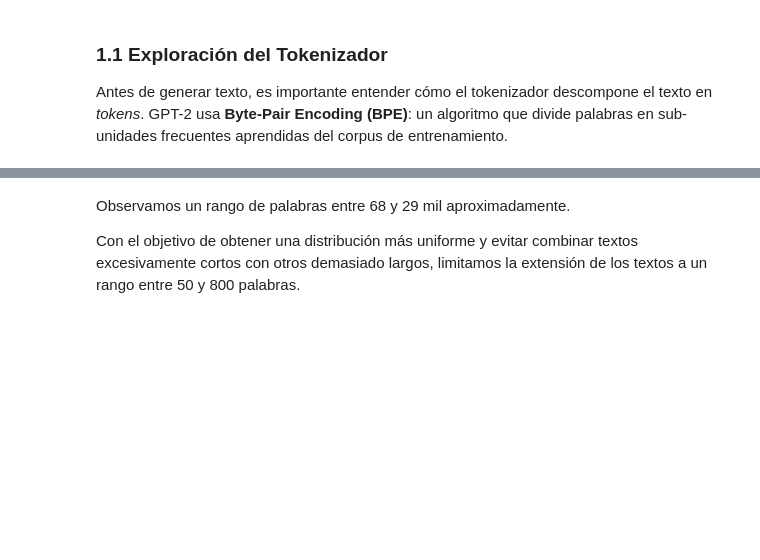
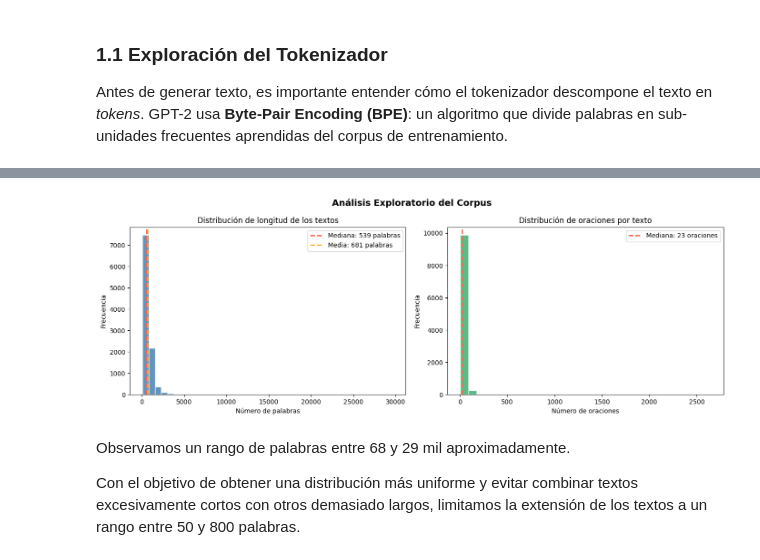
Before and after one commit to sebastianb92/nlp-labs, a Jupyter notebook: Session5/1-Text-generation-GPT.ipynb, the cells around one changed output, grey strips where cells are left out. Saved outputs shown, nothing was run; the diff lists cells and outputs as text; code cells hidden in the pictures; blank space fills up the shorter version.

```diff
--- a/Session5/1-Text-generation-GPT.ipynb
+++ b/Session5/1-Text-generation-GPT.ipynb
@@ -208,3 +358,0 @@ df.head(3)
-# %%
-df['Palabras por noticia'] = df['text'].str.split().apply(len)
-df['Palabras por noticia'].median()
@@ -230,34 +392,36 @@ df[['texto_limpio', 'n_palabras']].head(5)
 # ---- Visualizaciones del corpus ----
 
 fig, axes = plt.subplots(1, 2, figsize=(14, 5))
 fig.suptitle('Análisis Exploratorio del Corpus', fontsize=14, fontweight='bold')
 
 # ---- Plot 1: Distribución de longitud de textos ----
 axes[0].hist(df['n_palabras'], bins=40, color='steelblue', edgecolor='white', alpha=0.85)
 axes[0].axvline(df['n_palabras'].median(), color='tomato', linestyle='--', linewidth=2,
                 label=f"Mediana: {df['n_palabras'].median():.0f} palabras")
 axes[0].axvline(df['n_palabras'].mean(), color='orange', linestyle='--', linewidth=2,
                 label=f"Media: {df['n_palabras'].mean():.0f} palabras")
 axes[0].set_xlabel('Número de palabras')
 axes[0].set_ylabel('Frecuencia')
 axes[0].set_title('Distribución de longitud de los textos')
 axes[0].legend()
 
 # ---- Plot 2: Distribución de longitud de oraciones ----
 # Calculamos el número de oraciones por texto
 df['n_oraciones'] = df['texto_limpio'].apply(
-    lambda x: len(re.split(r'[.!?]+', x))
+    lambda x: len([s for s in re.split(r'[.!?]+', x) if s.strip()])
 )
 axes[1].hist(df['n_oraciones'], bins=30, color='mediumseagreen', edgecolor='white', alpha=0.85)
 axes[1].axvline(df['n_oraciones'].median(), color='tomato', linestyle='--', linewidth=2,
                 label=f"Mediana: {df['n_oraciones'].median():.0f} oraciones")
 axes[1].set_xlabel('Número de oraciones')
 axes[1].set_ylabel('Frecuencia')
 axes[1].set_title('Distribución de oraciones por texto')
 axes[1].legend()
 
 plt.tight_layout()
 plt.show()
+# %% [output]
+[figure, added]
 # %% [markdown]
 Observamos un rango de palabras entre 68 y 29 mil aproximadamente.
 
```
Also changed, not shown: parts of 51 cells of this notebook.
